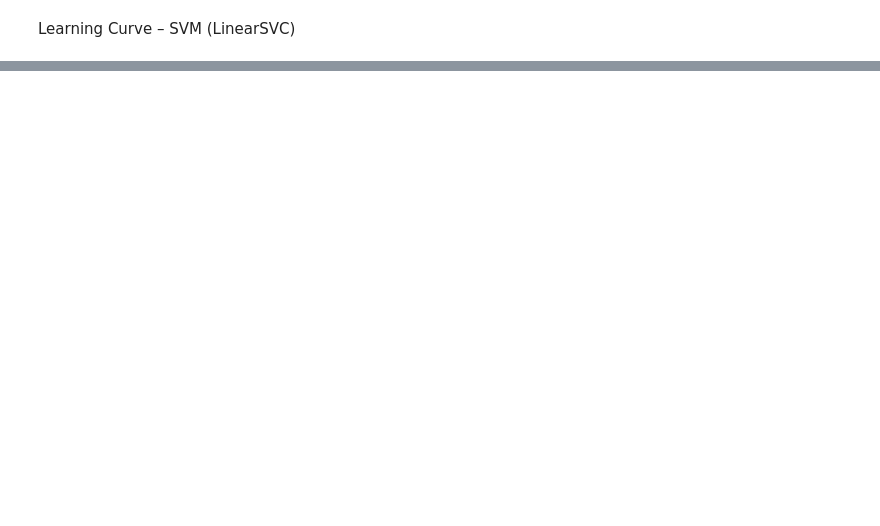
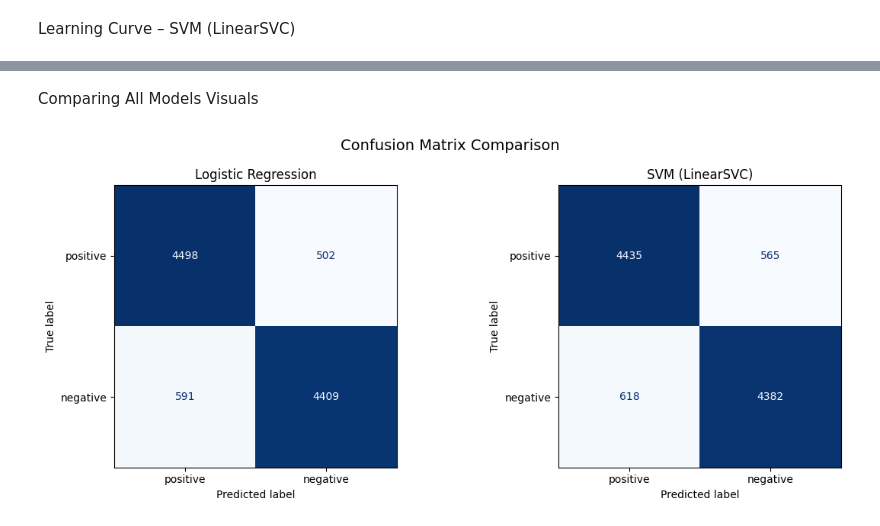
Before and after one commit to SashankGhimire/Machine_Learning_CW, a Jupyter notebook: Sentiment_Analysis_ML.ipynb, the cells around one changed output, grey strips where cells are left out. Cells and saved outputs as stored; diff of their text form; code cells hidden in the pictures; blank space fills up the shorter version.

```diff
--- a/Sentiment_Analysis_ML.ipynb
+++ b/Sentiment_Analysis_ML.ipynb
@@ -604,0 +588,30 @@ plt.show()
+# %% [markdown]
+Comparing All Models Visuals
+# %%
+cm_lr = confusion_matrix(y_test, lr_pred, labels=["positive", "negative"])
+cm_svm = confusion_matrix(y_test, svm_pred, labels=["positive", "negative"])
+
+# Plot side by side
+fig, axes = plt.subplots(1, 2, figsize=(12, 5))
+
+# Logistic Regression
+disp_lr = ConfusionMatrixDisplay(
+    confusion_matrix=cm_lr,
+    display_labels=["positive", "negative"]
+)
+disp_lr.plot(ax=axes[0], cmap="Blues", colorbar=False)
+axes[0].set_title("Logistic Regression")
+
+# SVM
+disp_svm = ConfusionMatrixDisplay(
+    confusion_matrix=cm_svm,
+    display_labels=["positive", "negative"]
+)
+disp_svm.plot(ax=axes[1], cmap="Blues", colorbar=False)
+axes[1].set_title("SVM (LinearSVC)")
+
+plt.suptitle("Confusion Matrix Comparison", fontsize=14)
+plt.tight_layout()
+plt.show()
+# %% [output]
+[figure, added]
```
Also changed, not shown: parts of 16 cells of this notebook.
